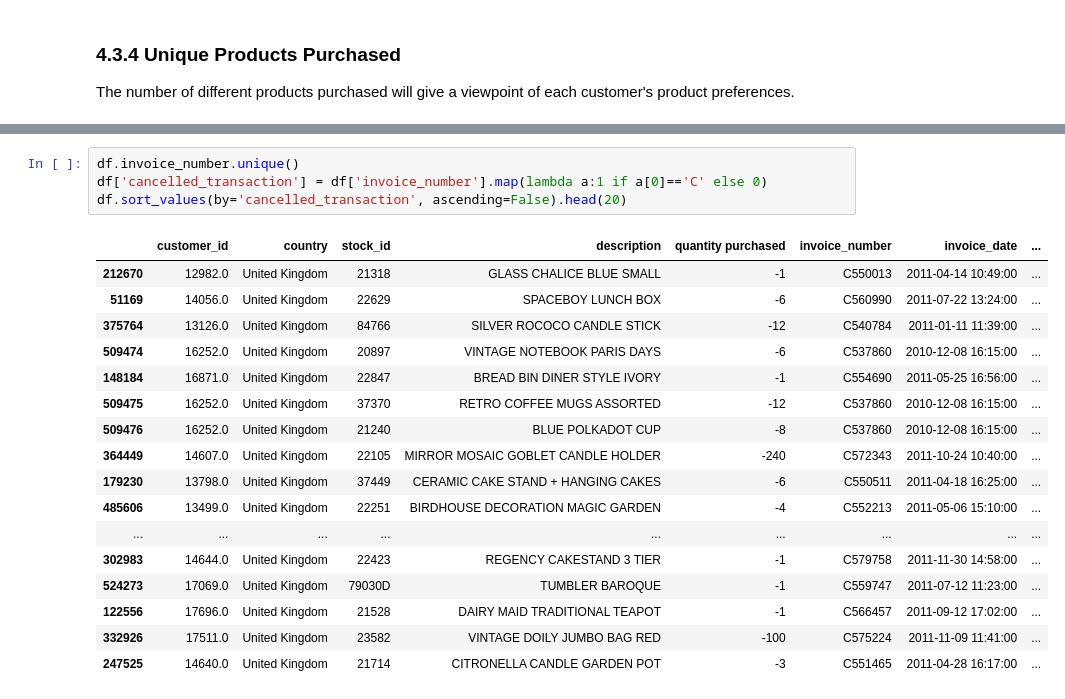
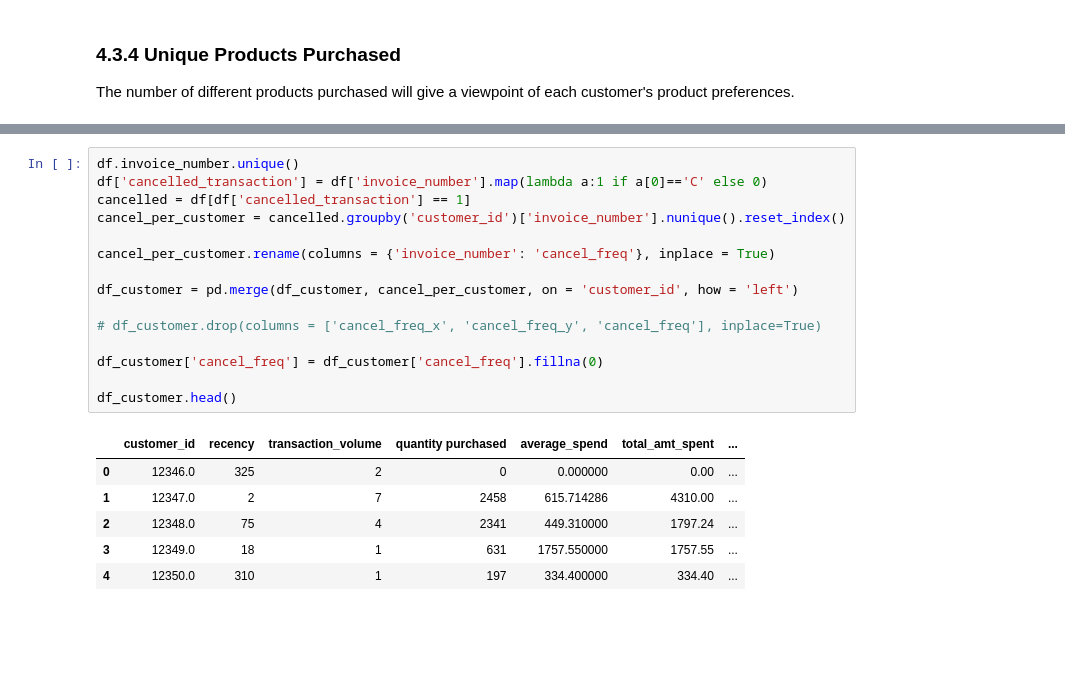
Before and after one commit to asoyewole/Customer-Segmentation-Project-for-a-Retail-Company, a Jupyter notebook: Segmentation and Recommendation project.ipynb, the cells around one changed output, grey strips where cells are left out. Cells and saved outputs as stored; diff of their text form; blank space fills up the shorter version.

```diff
--- a/Segmentation and Recommendation project.ipynb
+++ b/Segmentation and Recommendation project.ipynb
@@ -398,22 +402,22 @@ df_customer.head()
 # %%
 df.invoice_number.unique()
 df['cancelled_transaction'] = df['invoice_number'].map(lambda a:1 if a[0]=='C' else 0)
-df.sort_values(by='cancelled_transaction', ascending=False).head(20)
+cancelled = df[df['cancelled_transaction'] == 1]
+cancel_per_customer = cancelled.groupby('customer_id')['invoice_number'].nunique().reset_index()
+
+cancel_per_customer.rename(columns = {'invoice_number': 'cancel_freq'}, inplace = True)
+
+df_customer = pd.merge(df_customer, cancel_per_customer, on = 'customer_id', how = 'left')
+
+# df_customer.drop(columns = ['cancel_freq_x', 'cancel_freq_y', 'cancel_freq'], inplace=True)
+
+df_customer['cancel_freq'] = df_customer['cancel_freq'].fillna(0)
+
+df_customer.head()
 # %% [output]
-|  | customer_id | country | stock_id | description | quantity purchased | invoice_number | invoice_date | ... |
-| 212670 | 12982.0 | United Kingdom | 21318 | GLASS CHALICE BLUE SMALL | -1 | C550013 | 2011-04-14 10:49:00 | ... |
-| 51169 | 14056.0 | United Kingdom | 22629 | SPACEBOY LUNCH BOX | -6 | C560990 | 2011-07-22 13:24:00 | ... |
-| 375764 | 13126.0 | United Kingdom | 84766 | SILVER ROCOCO CANDLE STICK | -12 | C540784 | 2011-01-11 11:39:00 | ... |
-| 509474 | 16252.0 | United Kingdom | 20897 | VINTAGE NOTEBOOK PARIS DAYS | -6 | C537860 | 2010-12-08 16:15:00 | ... |
-| 148184 | 16871.0 | United Kingdom | 22847 | BREAD BIN DINER STYLE IVORY | -1 | C554690 | 2011-05-25 16:56:00 | ... |
-| 509475 | 16252.0 | United Kingdom | 37370 | RETRO COFFEE MUGS ASSORTED | -12 | C537860 | 2010-12-08 16:15:00 | ... |
-| 509476 | 16252.0 | United Kingdom | 21240 | BLUE POLKADOT CUP | -8 | C537860 | 2010-12-08 16:15:00 | ... |
-| 364449 | 14607.0 | United Kingdom | 22105 | MIRROR MOSAIC GOBLET CANDLE HOLDER | -240 | C572343 | 2011-10-24 10:40:00 | ... |
-| 179230 | 13798.0 | United Kingdom | 37449 | CERAMIC CAKE STAND + HANGING CAKES | -6 | C550511 | 2011-04-18 16:25:00 | ... |
-| 485606 | 13499.0 | United Kingdom | 22251 | BIRDHOUSE DECORATION MAGIC GARDEN | -4 | C552213 | 2011-05-06 15:10:00 | ... |
-| ... | ... | ... | ... | ... | ... | ... | ... | ... |
-| 302983 | 14644.0 | United Kingdom | 22423 | REGENCY CAKESTAND 3 TIER | -1 | C579758 | 2011-11-30 14:58:00 | ... |
-| 524273 | 17069.0 | United Kingdom | 79030D | TUMBLER BAROQUE | -1 | C559747 | 2011-07-12 11:23:00 | ... |
-| 122556 | 17696.0 | United Kingdom | 21528 | DAIRY MAID TRADITIONAL TEAPOT | -1 | C566457 | 2011-09-12 17:02:00 | ... |
-| 332926 | 17511.0 | United Kingdom | 23582 | VINTAGE DOILY JUMBO BAG RED | -100 | C575224 | 2011-11-09 11:41:00 | ... |
-| 247525 | 14640.0 | United Kingdom | 21714 | CITRONELLA CANDLE GARDEN POT | -3 | C551465 | 2011-04-28 16:17:00 | ... |
+|  | customer_id | recency | transaction_volume | quantity purchased | average_spend | total_amt_spent | ... |
+| 0 | 12346.0 | 325 | 2 | 0 | 0.000000 | 0.00 | ... |
+| 1 | 12347.0 | 2 | 7 | 2458 | 615.714286 | 4310.00 | ... |
+| 2 | 12348.0 | 75 | 4 | 2341 | 449.310000 | 1797.24 | ... |
+| 3 | 12349.0 | 18 | 1 | 631 | 1757.550000 | 1757.55 | ... |
+| 4 | 12350.0 | 310 | 1 | 197 | 334.400000 | 334.40 | ... |
```
Also changed, not shown: parts of 9 cells of this notebook.
